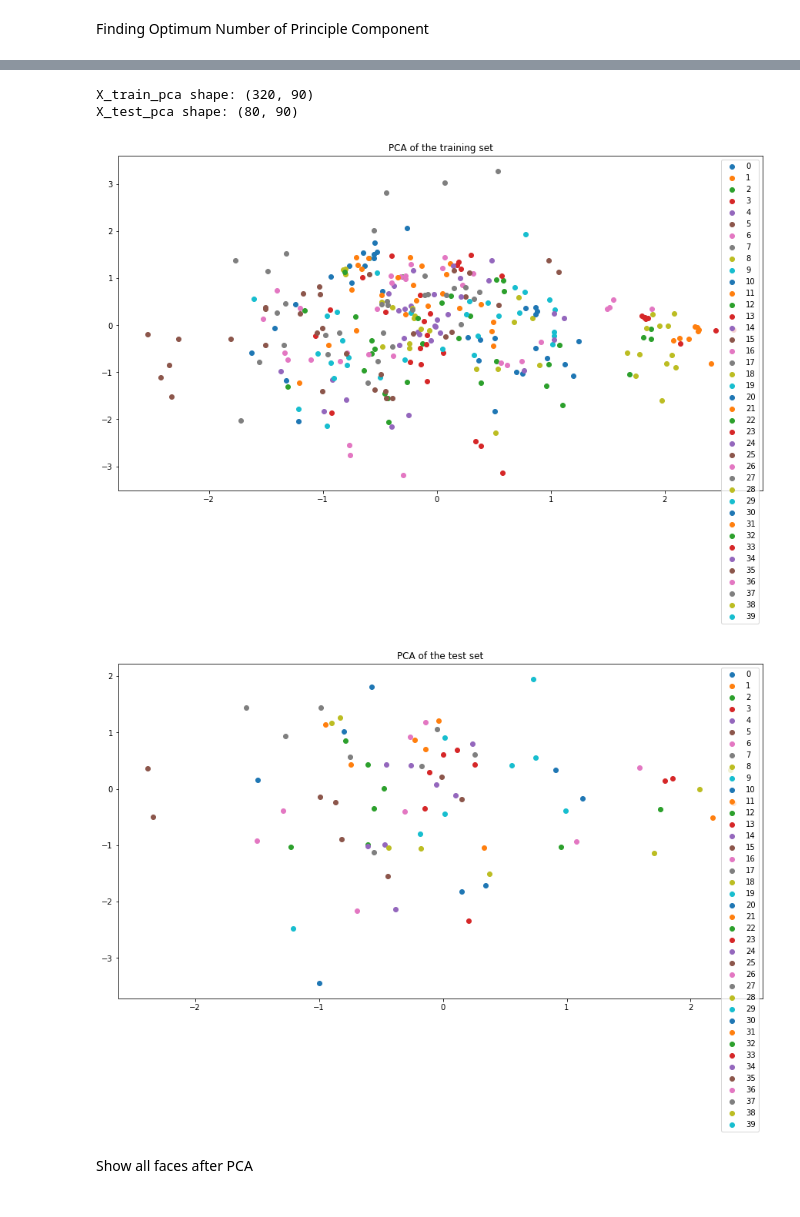
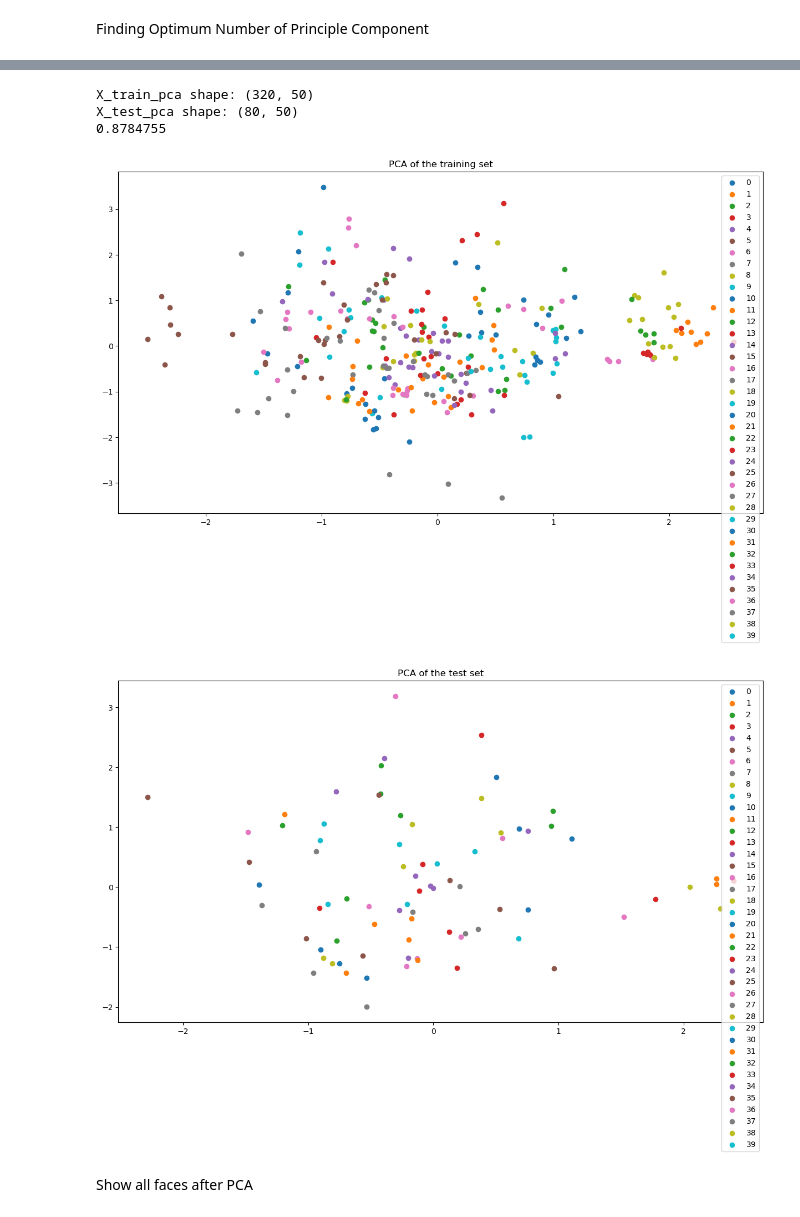
Before and after one commit to TheScorpoi/faa-face-recognition, a Jupyter notebook: src/main.ipynb, the cells around one changed output, grey strips where cells are left out. Saved outputs shown, nothing was run; the diff lists cells and outputs as text; code cells hidden in the pictures.

```diff
--- a/src/main.ipynb
+++ b/src/main.ipynb
@@ -239,35 +238,40 @@ plt.show()
 # %% [output]
 [figure]
 # %%
-pca = PCA(n_components=90, whiten=True)
+pca = PCA(n_components=50, whiten=True)
 pca.fit(X_train)
 
 X_train_pca = pca.transform(X_train)
 X_test_pca = pca.transform(X_test)
 
 print(f"X_train_pca shape: {X_train_pca.shape}")
 print(f"X_test_pca shape: {X_test_pca.shape}")
+
+
+print(pca.explained_variance_ratio_.sum())
+
 
 plt.figure(figsize=(15,8))
 
 for i in range(40):
     plt.scatter(X_train_pca[y_train == i, 0], X_train_pca[y_train == i, 1], label=i)
 plt.title("PCA of the training set")
 plt.legend()
 plt.show()
 
 plt.figure(figsize=(15,8))
 
 for i in range(40):
     plt.scatter(X_test_pca[y_test == i, 0], X_test_pca[y_test == i, 1], label=i)
 plt.title("PCA of the test set")
 plt.legend()
 plt.show()
 # %% [output]
-X_train_pca shape: (320, 90)
-X_test_pca shape: (80, 90)
+X_train_pca shape: (320, 50)
+X_test_pca shape: (80, 50)
+0.8784755
-[figure, old version]
+[figure, new version]
-[figure, old version]
+[figure, new version]
 # %% [markdown]
 Show all faces after PCA
 # %%
```
Also changed, not shown: parts of 5 cells of this notebook.
